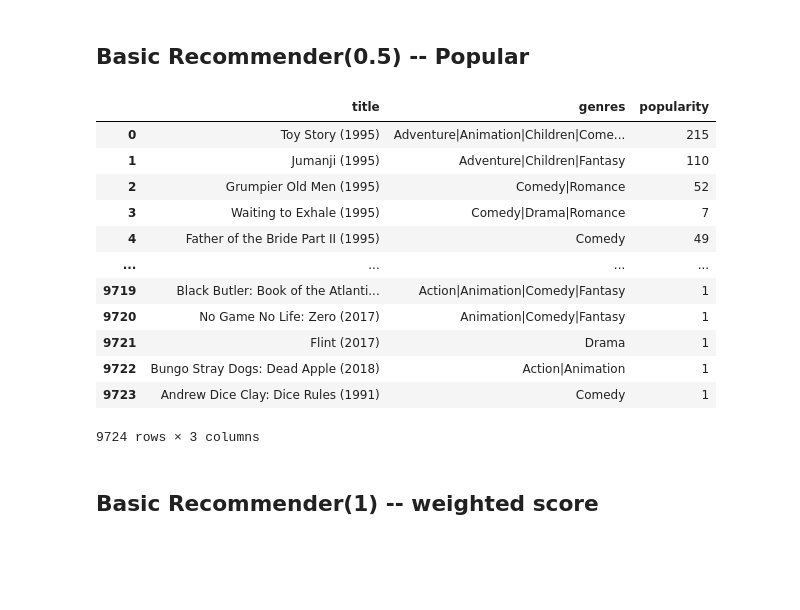
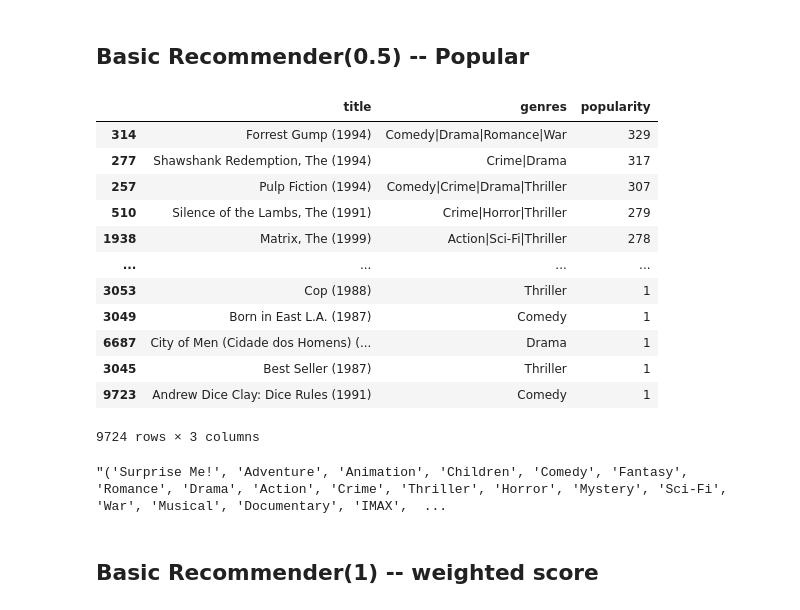
Before and after one commit to JacquelineBashta/ML_RecommederSys, a Jupyter notebook: Recommenders/01_BasicRecommenders.ipynb, the cells around one changed output. Saved outputs shown, nothing was run; the diff lists cells and outputs as text; code cells hidden in the pictures; blank space fills up the shorter version.

```diff
--- a/Recommenders/01_BasicRecommenders.ipynb
+++ b/Recommenders/01_BasicRecommenders.ipynb
@@ -23,7 +23,7 @@ links_df
 | 9741 | 193609 | 101726 | 37891.0 |
 9742 rows × 3 columns
 # %%
-movies_df= pd.read_csv("datasets\ml-latest-small\movies.csv")
+movies_df= pd.read_csv("..\datasets\ml-latest-small\movies.csv")
 movies_df
 # %% [output]
 |  | movieId | title | genres |
@@ -40,7 +40,7 @@ movies_df
 | 9741 | 193609 | Andrew Dice Clay: Dice Rules (1991) | Comedy |
 9742 rows × 3 columns
 # %%
-ratings_df= pd.read_csv("datasets\ml-latest-small\\ratings.csv")
+ratings_df= pd.read_csv("..\datasets\ml-latest-small\\ratings.csv")
 ratings_df
 # %% [output]
 |  | userId | movieId | rating | timestamp |
@@ -110,30 +110,30 @@ n_top_movies_bestscore()
 # %%
 def n_top_movies_popular(n_top=movies_df.shape[0], names_df=movies_df, ratings_df=ratings_df):
 
     rating_info=(
         ratings_df
         .groupby("movieId")
         .agg(popularity =("rating","count"))
-        .reset_index()
+        #.reset_index()
     )
 
-    rating_info = rating_info.merge(names_df,how="left")
+    rating_info = rating_info.merge(names_df,how="left",on="movieId")
     if n_top < movies_df.shape[0] :
         rating_info =rating_info.nlargest(n_top,"popularity")
-    return round(rating_info[["title","genres","popularity"]].reset_index().drop(columns="index"),3)
+    return round(rating_info[["title","genres","popularity"]].nlargest(n_top,"popularity"),3)
 
 n_top_movies_popular()
 # %% [output]
 |  | title | genres | popularity |
-| 0 | Toy Story (1995) | Adventure|Animation|Children|Come... | 215 |
-| 1 | Jumanji (1995) | Adventure|Children|Fantasy | 110 |
-| 2 | Grumpier Old Men (1995) | Comedy|Romance | 52 |
-| 3 | Waiting to Exhale (1995) | Comedy|Drama|Romance | 7 |
-| 4 | Father of the Bride Part II (1995) | Comedy | 49 |
+| 314 | Forrest Gump (1994) | Comedy|Drama|Romance|War | 329 |
+| 277 | Shawshank Redemption, The (1994) | Crime|Drama | 317 |
+| 257 | Pulp Fiction (1994) | Comedy|Crime|Drama|Thriller | 307 |
+| 510 | Silence of the Lambs, The (1991) | Crime|Horror|Thriller | 279 |
+| 1938 | Matrix, The (1999) | Action|Sci-Fi|Thriller | 278 |
 | ... | ... | ... | ... |
-| 9719 | Black Butler: Book of the Atlanti... | Action|Animation|Comedy|Fantasy | 1 |
-| 9720 | No Game No Life: Zero (2017) | Animation|Comedy|Fantasy | 1 |
-| 9721 | Flint (2017) | Drama | 1 |
-| 9722 | Bungo Stray Dogs: Dead Apple (2018) | Action|Animation | 1 |
+| 3053 | Cop (1988) | Thriller | 1 |
+| 3049 | Born in East L.A. (1987) | Comedy | 1 |
+| 6687 | City of Men (Cidade dos Homens) (... | Drama | 1 |
+| 3045 | Best Seller (1987) | Thriller | 1 |
 | 9723 | Andrew Dice Clay: Dice Rules (1991) | Comedy | 1 |
 9724 rows × 3 columns
@@ -140,3 +149,7 @@ n_top_movies_popular()
+# %%
+str(tuple(unique_genres_l))
+# %% [output]
+"('Surprise Me!', 'Adventure', 'Animation', 'Children', 'Comedy', 'Fantasy', 'Romance', 'Drama', 'Action', 'Crime', 'Thriller', 'Horror', 'Mystery', 'Sci-Fi', 'War', 'Musical', 'Documentary', 'IMAX',  ...
 # %% [markdown]
 ## Basic Recommender(1) -- weighted score
 # %%
```
Also changed, not shown: parts of 4 cells of this notebook, 4 other files.
